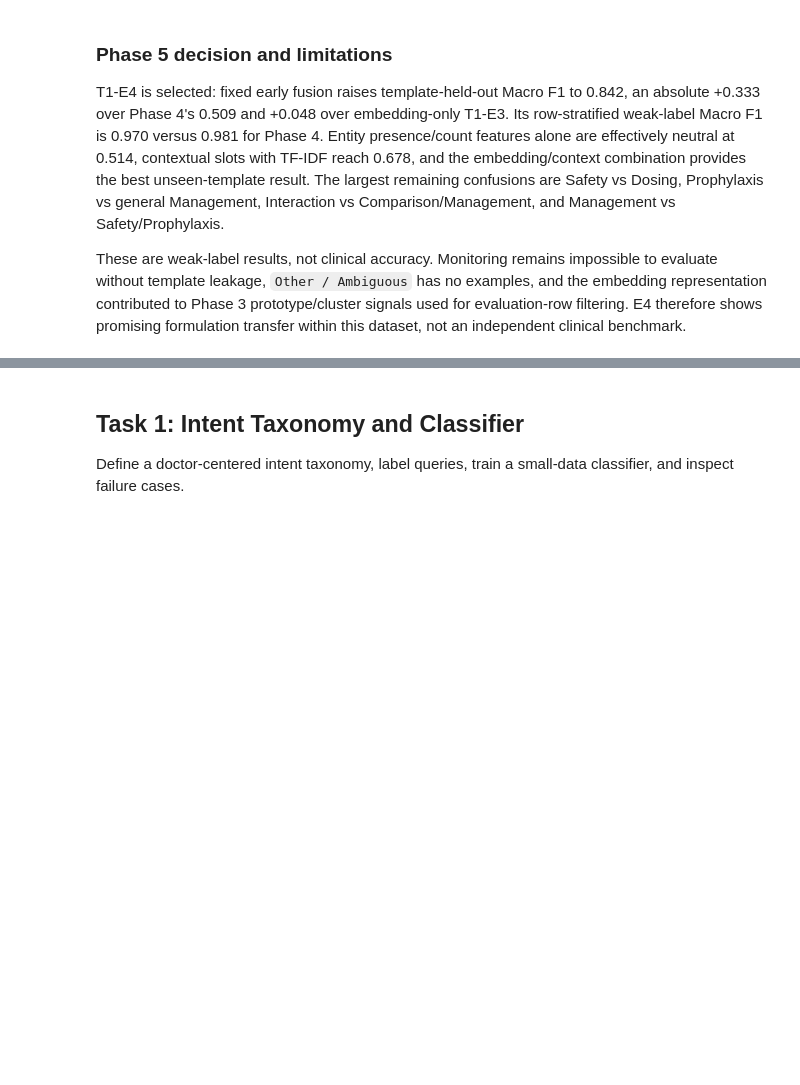
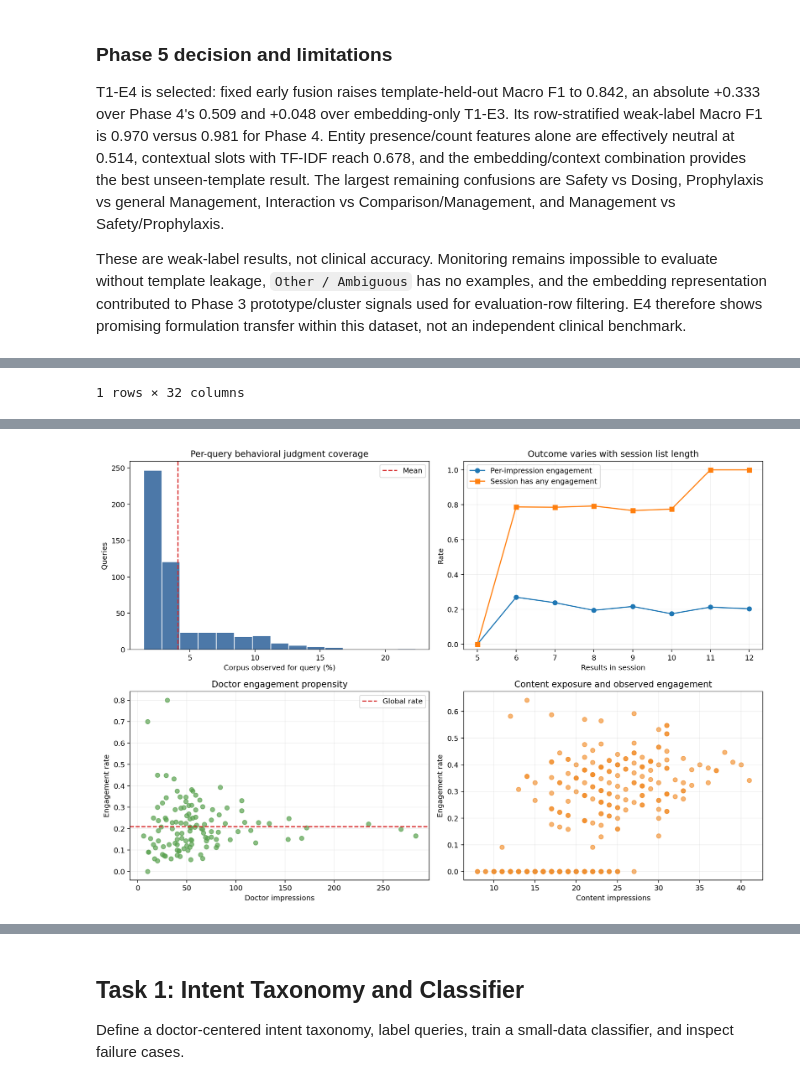
Before and after one commit to Gary3G/doctor-search-service, a Jupyter notebook: notebook.ipynb, the cells around one changed output, grey strips where cells are left out. Cells and saved outputs as stored; diff of their text form; code cells hidden in the pictures; blank space fills up the shorter version.

```diff
--- a/notebook.ipynb
+++ b/notebook.ipynb
@@ -825,0 +1302,12 @@ These are weak-label results, not clinical accuracy. Monitoring remains impossib
+# %%
+from src.relevance_bias_eda import (
+    ASSOCIATION_PATH, BIAS_FIGURE_PATH, BIAS_METRICS_PATH,
+    SESSION_LENGTH_PATH, TIMESTAMP_TIES_PATH,
+)
+
+display(pd.DataFrame([json.loads(BIAS_METRICS_PATH.read_text(encoding='utf-8'))]))
+display(pd.read_csv(SESSION_LENGTH_PATH))
+display(pd.read_csv(ASSOCIATION_PATH))
+display(pd.read_csv(TIMESTAMP_TIES_PATH))
+display(Image(filename=str(BIAS_FIGURE_PATH)))
+# %% [output]
@@ -825,0 +1316 @@ These are weak-label results, not clinical accuracy. Monitoring remains impossib
+1 rows × 32 columns
@@ -825,0 +1339 @@ These are weak-label results, not clinical accuracy. Monitoring remains impossib
+[figure, added]
```
Also changed, not shown: parts of 23 cells of this notebook, 32 other files.
